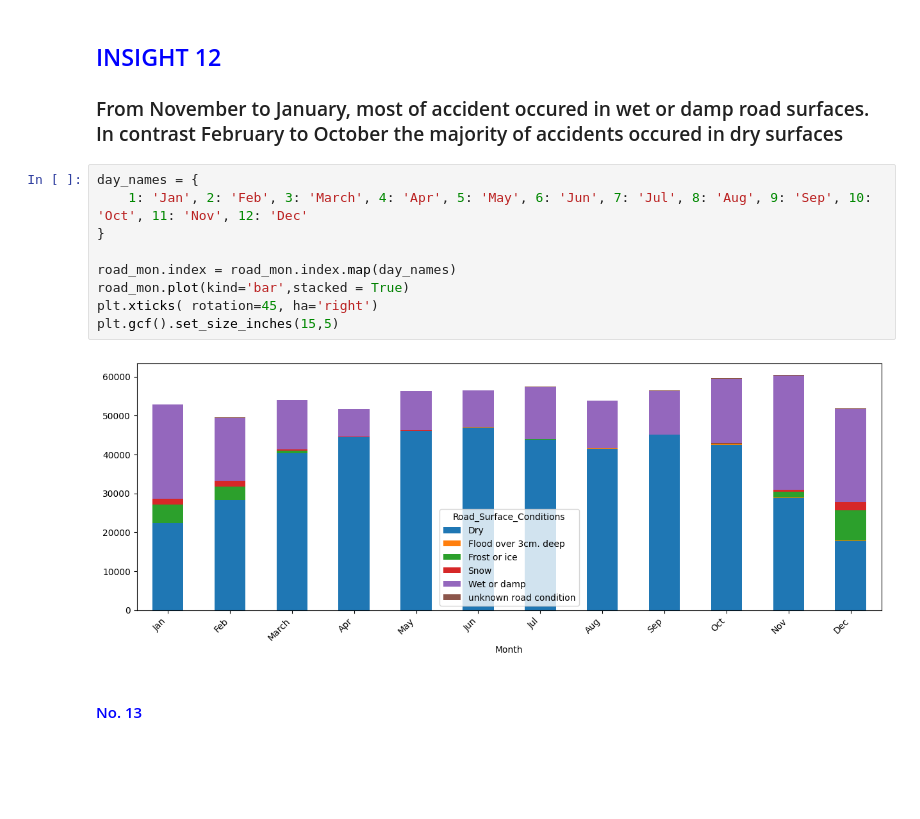
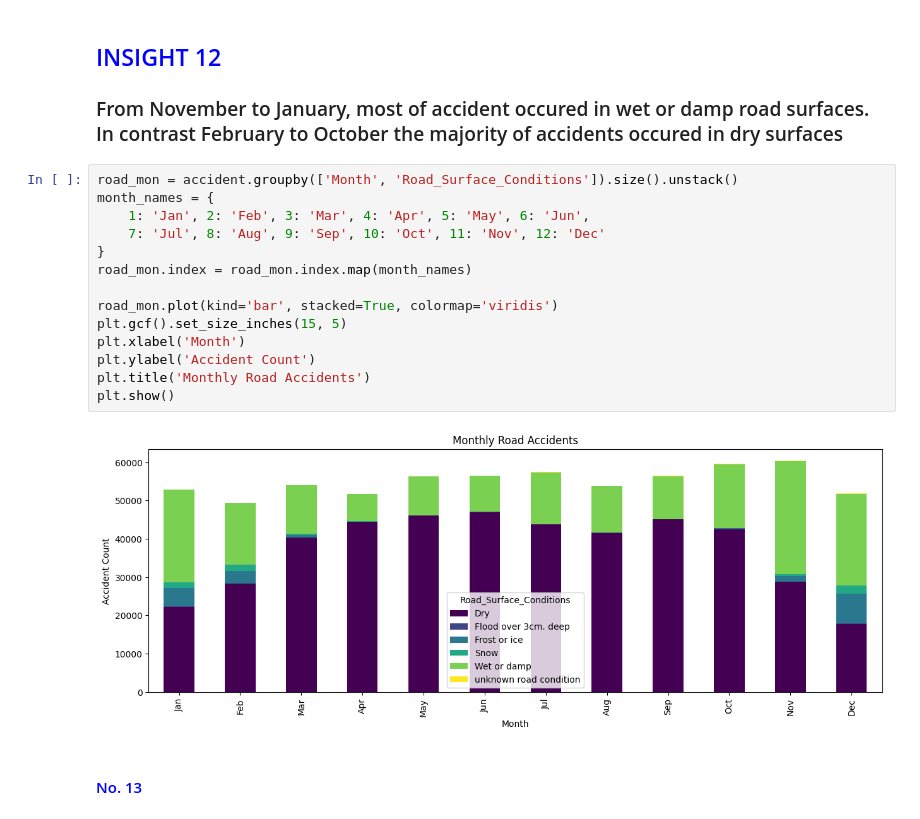
Before and after one commit to Meloujean/Data-Mining, a Jupyter notebook: activity4.ipynb, the cells around one changed output. Drawn from its saved outputs; the diff is of its cells as text; blank space fills up the shorter version.

```diff
--- a/activity4.ipynb
+++ b/activity4.ipynb
@@ -691,16 +691,21 @@ road_mon
 <h2 style="color: blue;">INSIGHT 12</h1>
 <h3>From November to January, most of accident occured in wet or damp road surfaces. In contrast February to October the majority of accidents occured in dry surfaces</h2>
 # %%
-day_names = {
-    1: 'Jan', 2: 'Feb', 3: 'March', 4: 'Apr', 5: 'May', 6: 'Jun', 7: 'Jul', 8: 'Aug', 9: 'Sep', 10: 'Oct', 11: 'Nov', 12: 'Dec'
+road_mon = accident.groupby(['Month', 'Road_Surface_Conditions']).size().unstack()
+month_names = {
+    1: 'Jan', 2: 'Feb', 3: 'Mar', 4: 'Apr', 5: 'May', 6: 'Jun',
+    7: 'Jul', 8: 'Aug', 9: 'Sep', 10: 'Oct', 11: 'Nov', 12: 'Dec'
 }
+road_mon.index = road_mon.index.map(month_names)
 
-road_mon.index = road_mon.index.map(day_names)
-road_mon.plot(kind='bar',stacked = True)
-plt.xticks( rotation=45, ha='right')
-plt.gcf().set_size_inches(15,5)
+road_mon.plot(kind='bar', stacked=True, colormap='viridis')
+plt.gcf().set_size_inches(15, 5)
+plt.xlabel('Month')
+plt.ylabel('Accident Count')
+plt.title('Monthly Road Accidents')
+plt.show()
 # %% [output]
-[figure, old version]
+[figure, new version]
 # %% [markdown]
 <h4 style="color: blue;">No. 13</h1>
 # %%
```
Also changed, not shown: parts of 6 cells of this notebook.
